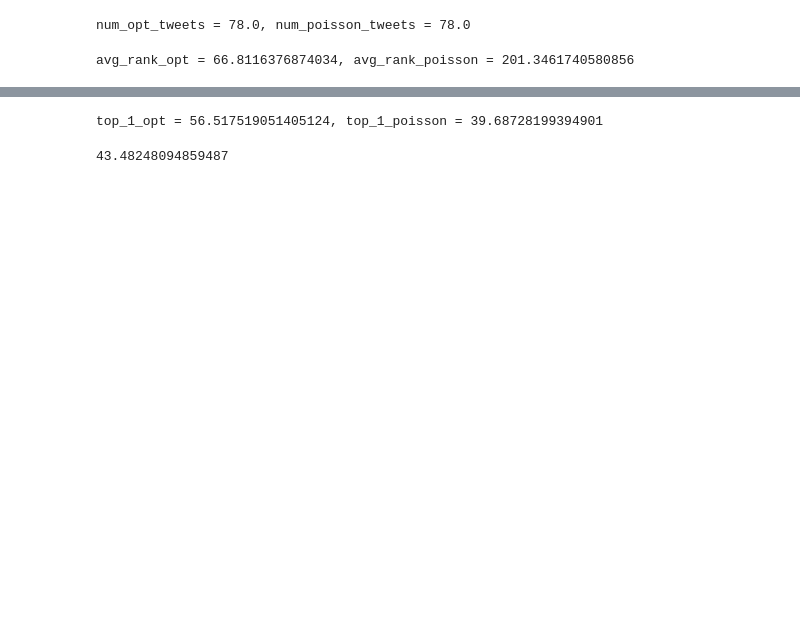
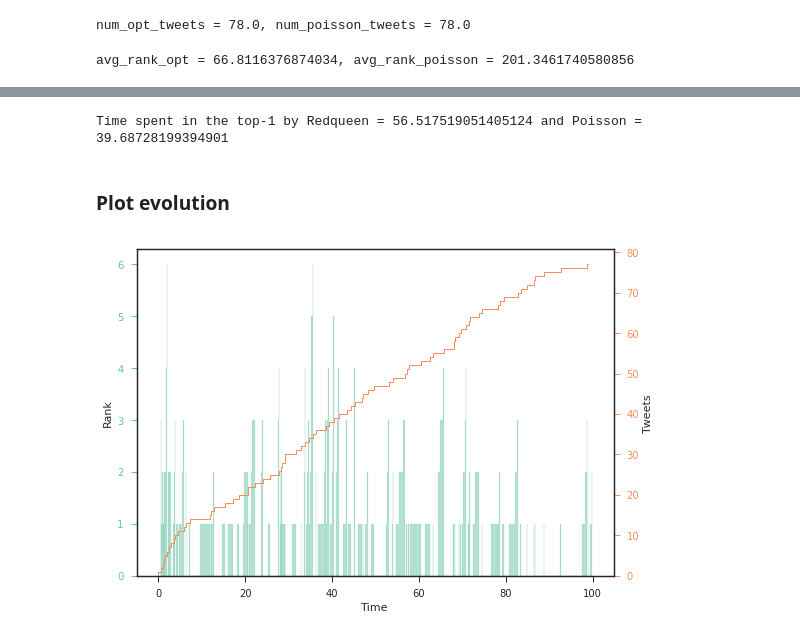
Before and after one commit to Networks-Learning/LVIV-2018, a Jupyter notebook: redqueen/RedQueen-demo.ipynb, the cells around one changed output, grey strips where cells are left out. Cells and saved outputs as stored; diff of their text form; code cells hidden in the pictures; blank space fills up the shorter version.

Commit message:
Add plots.

```diff
--- a/redqueen/RedQueen-demo.ipynb
+++ b/redqueen/RedQueen-demo.ipynb
@@ -91,9 +107,47 @@ perf_opt
-# %%
-print('top_1_opt = {}, top_1_poisson = {}'
-      .format(perf_opt['top_1'], perf_poisson['top_1']))
-# %% [output]
-top_1_opt = 56.517519051405124, top_1_poisson = 39.68728199394901
-# %%
-U.time_in_top_k(opt_df, src_id=1, K=1, sim_opts=sim_opts_1_follower)
-# %% [output]
-43.48248094859487
+# %%
+K = 1
+print('Time spent in the top-{} by Redqueen = {} and Poisson = {}'
+      .format(K,
+              U.time_in_top_k(opt_df, K=K, sim_opts=sim_opts_1_follower),
+              U.time_in_top_k(poisson_df, K=K, sim_opts=sim_opts_1_follower)))
+# %% [output]
+Time spent in the top-1 by Redqueen = 56.517519051405124 and Poisson = 39.68728199394901
+# %% [markdown]
+### Plot evolution
+# %%
+def plot_feed_evolution(df, src_id):
+    # plt.figure(figsize=(8,6))
+
+    c1, c2 = sns.color_palette(n_colors=2)
+
+    ranks = U.rank_of_src_in_df(df, src_id).mean(axis=1)
+
+    fig, ax1 = plt.subplots()
+
+    ax1.fill_between(ranks.index, ranks.values, step='post',
+                     color=c1, label=r'$\bar{r}(t)$', alpha=0.5)
+
+    ax1.set_ylabel('Rank')
+    ax1.set_xlabel('Time')
+    ax1.tick_params('y', colors=c1)
+    ax1.set_ylim(0)
+
+    tweet_times = df[(df.src_id == src_id)].t.unique()
+    num_tweets = tweet_times.shape[0]
+
+    ax2 = ax1.twinx()
+    # plt.vlines(tweet_times[one_month_df] * 60 / 10000, ymin=0, ymax=1200, color=c2, linewidth=0.5)
+    ax2.step(tweet_times, np.arange(num_tweets),
+             label='$N(t)$', color=c2, linewidth=1.0)
+
+    ax2.set_ylabel('Tweets')
+    ax2.tick_params('y', colors=c2)
+    ax2.set_ylim(0)
+
+    plt.tight_layout()
+    # plt.legend(loc="upper left")
+    # plt.legend(bbox_to_anchor=(0.5, 1.1), bbox_transform=plt.gca().transAxes, ncol=2)
+# %%
+plot_feed_evolution(opt_df, sim_opts_1_follower.src_id)
+# %% [output]
+[figure, added]
```
Also changed, not shown: parts of 9 cells of this notebook.
